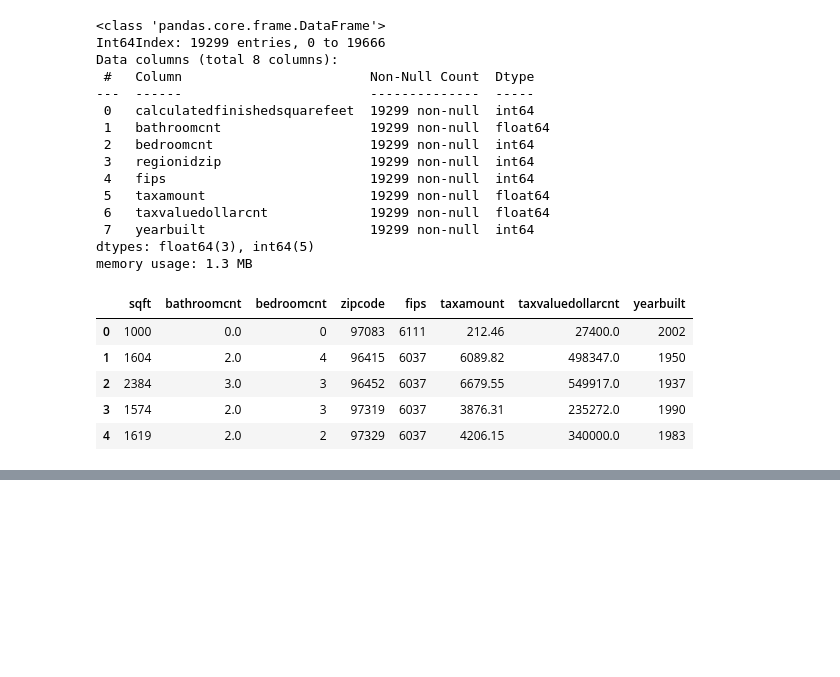
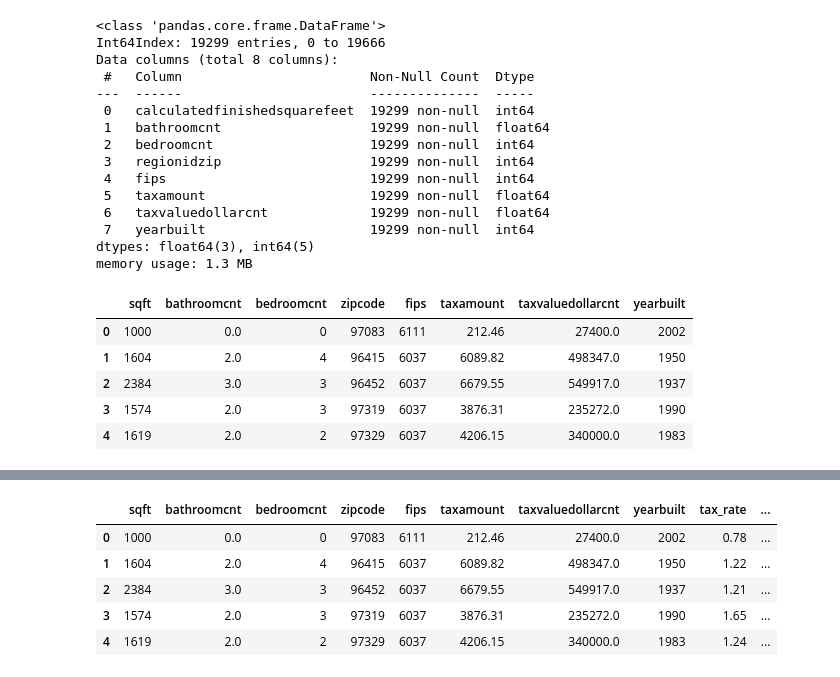
Before and after one commit to Brandon-Martinez27/zillow_regression_project, a Jupyter notebook: acquire_prep_g.ipynb, the cells around one changed output, grey strips where cells are left out. Cells and saved outputs as stored; diff of their text form; code cells hidden in the pictures; blank space fills up the shorter version.

```diff
--- a/acquire_prep_g.ipynb
+++ b/acquire_prep_g.ipynb
@@ -258,3 +259,6 @@ df.head()
 | 2 | 2384 | 3.0 | 3 | 96452 | 6037 | 6679.55 | 549917.0 | 1937 |
 | 3 | 1574 | 2.0 | 3 | 97319 | 6037 | 3876.31 | 235272.0 | 1990 |
 | 4 | 1619 | 2.0 | 2 | 97329 | 6037 | 4206.15 | 340000.0 | 1983 |
+# %%
+df['tax_rate'] = round((df['taxamount'] / df['taxvaluedollarcnt']) * 100 , 2)
+df.head()
@@ -260,0 +272,18 @@ df.head()
+# %%
+def fips_labels(x):
+    if x['fips'] == 6037:
+        return 'Los Angeles County'
+    elif x['fips'] == 6059:
+        return 'Orange County'
+    elif x['fips'] == 6111:
+        return 'Ventura County'
+# %%
+df['county'] = df.apply(lambda x: fips_labels(x), axis=1)
+df.head()
+# %% [output]
+|  | sqft | bathroomcnt | bedroomcnt | zipcode | fips | taxamount | taxvaluedollarcnt | yearbuilt | tax_rate | ... |
+| 0 | 1000 | 0.0 | 0 | 97083 | 6111 | 212.46 | 27400.0 | 2002 | 0.78 | ... |
+| 1 | 1604 | 2.0 | 4 | 96415 | 6037 | 6089.82 | 498347.0 | 1950 | 1.22 | ... |
+| 2 | 2384 | 3.0 | 3 | 96452 | 6037 | 6679.55 | 549917.0 | 1937 | 1.21 | ... |
+| 3 | 1574 | 2.0 | 3 | 97319 | 6037 | 3876.31 | 235272.0 | 1990 | 1.65 | ... |
+| 4 | 1619 | 2.0 | 2 | 97329 | 6037 | 4206.15 | 340000.0 | 1983 | 1.24 | ... |
```
Also changed, not shown: parts of 8 cells of this notebook, 1 other file.
